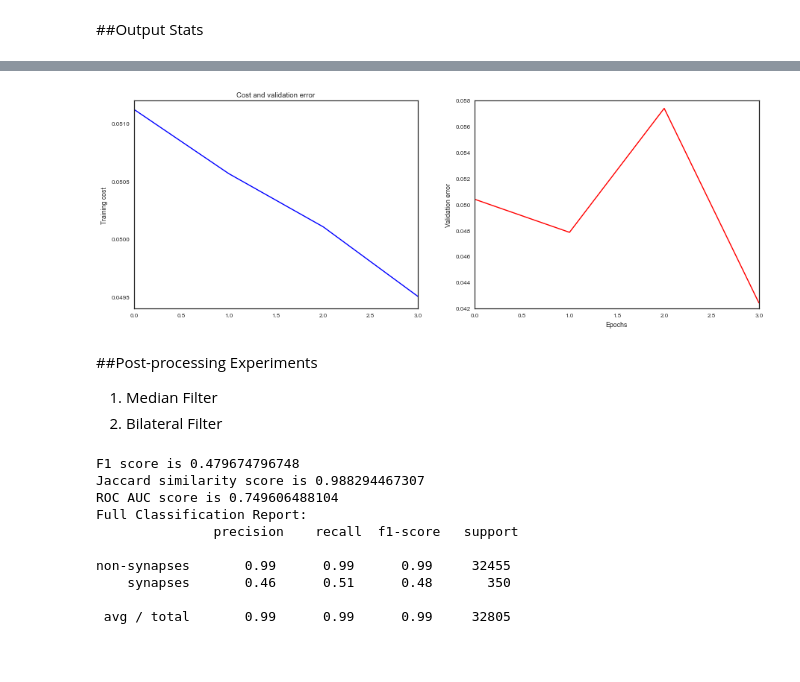
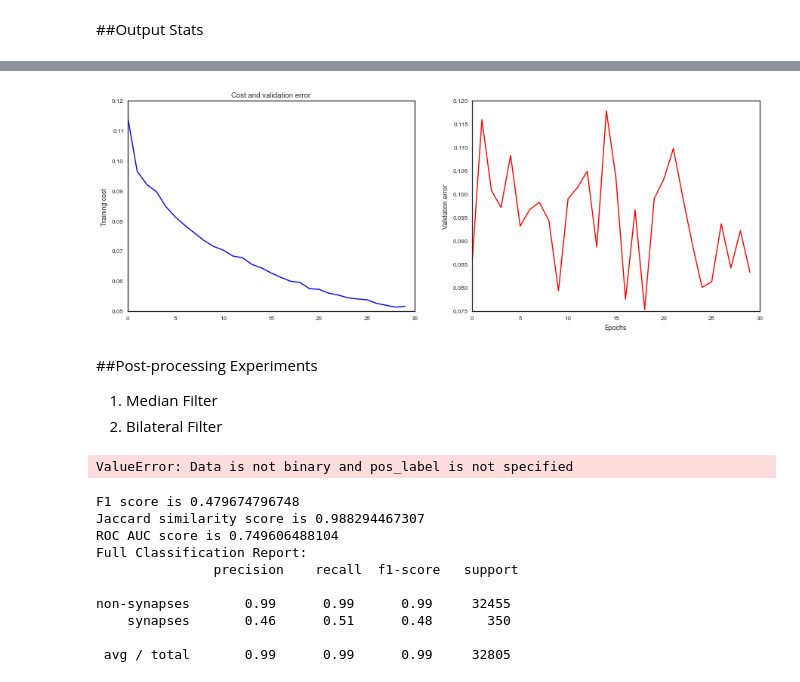
Before and after one commit to Rhoana/windowed-membranes, a Jupyter notebook: misc/evaluate.ipynb, the cells around one changed output, grey strips where cells are left out. Saved outputs shown, nothing was run; the diff lists cells and outputs as text; code cells hidden in the pictures; blank space fills up the shorter version.

```diff
--- a/misc/evaluate.ipynb
+++ b/misc/evaluate.ipynb
@@ -114,24 +114,30 @@ plt.show()
 # %%
-results = np.load('../results/results.npy')
+results = np.load('../results/latest/results.npy')
 
 fig = plt.figure(figsize=(15,5))
 ax1 = fig.add_subplot(121)
 ax2 = fig.add_subplot(122)
 ax1.set_title('Cost and validation error')
 ax1.set_ylabel('Training cost')
 ax2.set_ylabel('Validation error')
 ax2.set_xlabel('Epochs')
 
 ax1.plot(results[0],color = 'blue')
 ax2.plot(results[1],color = 'red')
 plt.show()
 # %% [output]
-[figure, old version]
+[figure, new version]
 # %% [markdown]
 ##Post-processing Experiments
 
 1. Median Filter
 2. Bilateral Filter
+# %%
+y_actual = actual_pixel_labels.flatten()
+y_predicted = np.around(predicted_pixel_labels.flatten())
+fpr, tpr, thresholds = roc_curve(y_actual, y_predicted)
+# %% [output]
+ValueError: Data is not binary and pos_label is not specified
 # %%
 from skimage.restoration import denoise_bilateral
 from scipy import ndimage
```
Also changed, not shown: parts of 5 cells of this notebook, 14 other files.
